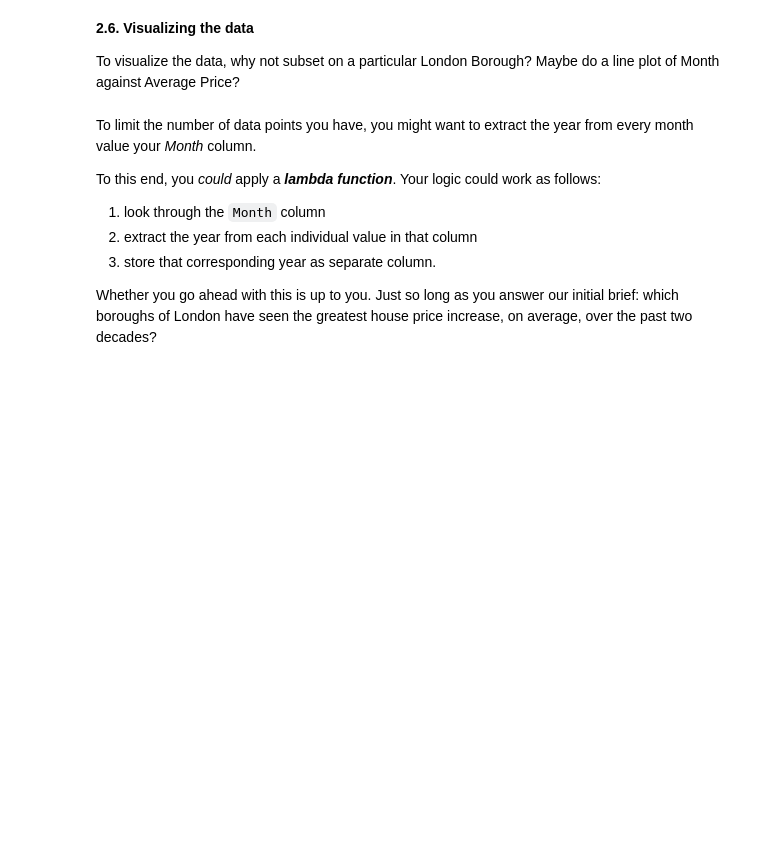
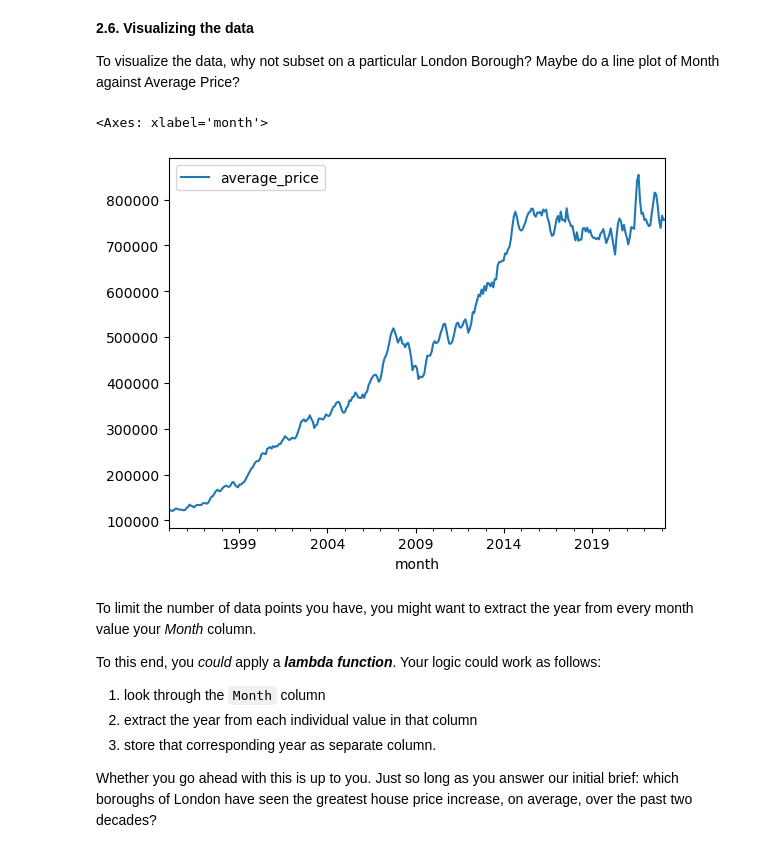
Before and after one commit to gunner-n/springb, a Jupyter notebook: 1581459544_Unit_4_Challenge_-_Tier_3.ipynb/Unit 4 Challenge - Tier 3.ipynb, the cells around one changed output. Drawn from its saved outputs; the diff is of its cells as text; code cells hidden in the pictures; blank space fills up the shorter version.

```diff
--- a/1581459544_Unit_4_Challenge_-_Tier_3.ipynb/Unit 4 Challenge - Tier 3.ipynb
+++ b/1581459544_Unit_4_Challenge_-_Tier_3.ipynb/Unit 4 Challenge - Tier 3.ipynb
@@ -131,2 +214,4 @@ You might need to **melt** your DataFrame here.
+# %%
+properties = pd.melt(properties,id_vars = ["borough","Col1"], var_name = "month", value_name = "average_price")
 # %% [markdown]
 Remember to make sure your column data types are all correct. Average prices, for example, should be floating point numbers...
@@ -133,3 +238,5 @@ Remember to make sure your column data types are all correct. Average prices, fo
+# %%
+properties.fillna(0,inplace=True)
 # %% [markdown]
 **2.5. Cleaning the data (part 3)**
 
@@ -138,0 +249,7 @@ Check out the contents of the London Borough column, and if you find null values
+# %%
+boroughs = ['Westminster', 'Kensington & Chelsea', 'Hammersmith & Fulham', 'Wandsworth', 'Lambeth',
+           'Southwark', 'Tower Hamlets', 'Hackney', 'Islington', 'Camden', 'Brent', 'Ealing','Hounslow', 'Richmond upon Thames',
+           'Kingston upon Thames', 'Merton', 'Sutton', 'Croydon', 'Bromley', 'Lewisham', 'Greenwich', 'Bexley',
+           'Havering', 'Barking & Dagenham',  'Redbridge', 'Newham', 'Waltham Forest', 'Haringey',
+           'Enfield', 'Barnet', 'Harrow',  'Hillingdon']
+boroughs = list(map(lambda x: x.upper(),boroughs ))
@@ -138,0 +260,2 @@ Check out the contents of the London Borough column, and if you find null values
+# %%
+properties =  properties[properties['borough'].str.upper().isin(boroughs)]
@@ -140,6 +285,11 @@ Check out the contents of the London Borough column, and if you find null values
 **2.6. Visualizing the data**
 
 To visualize the data, why not subset on a particular London Borough? Maybe do a line plot of Month against Average Price?
+# %%
+properties[properties['borough'] == "Hammersmith & Fulham"].plot(kind = 'line', x = 'month', y = 'average_price')
+# %% [output]
+<Axes: xlabel='month'>
+[figure, added]
 # %% [markdown]
 To limit the number of data points you have, you might want to extract the year from every month value your *Month* column.
 
```
Also changed, not shown: parts of 33 cells of this notebook.
